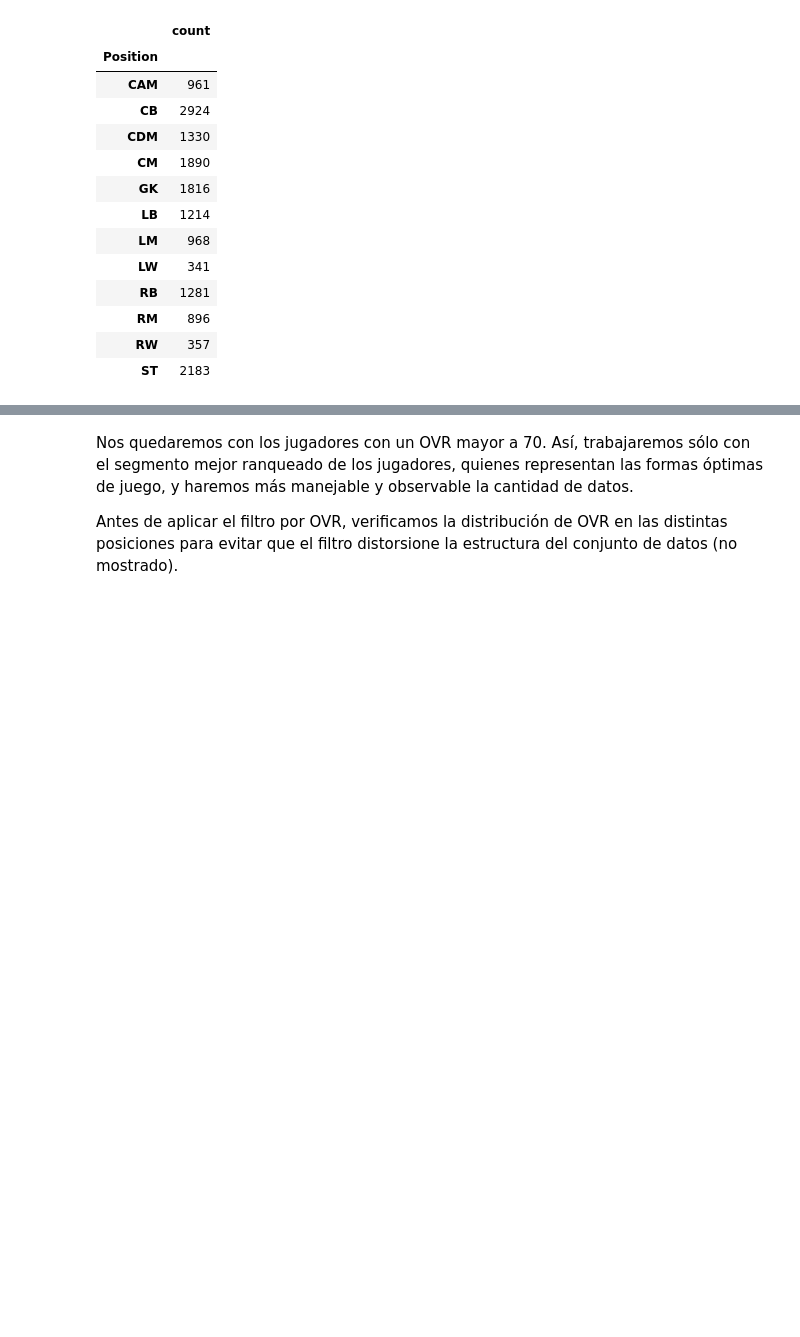
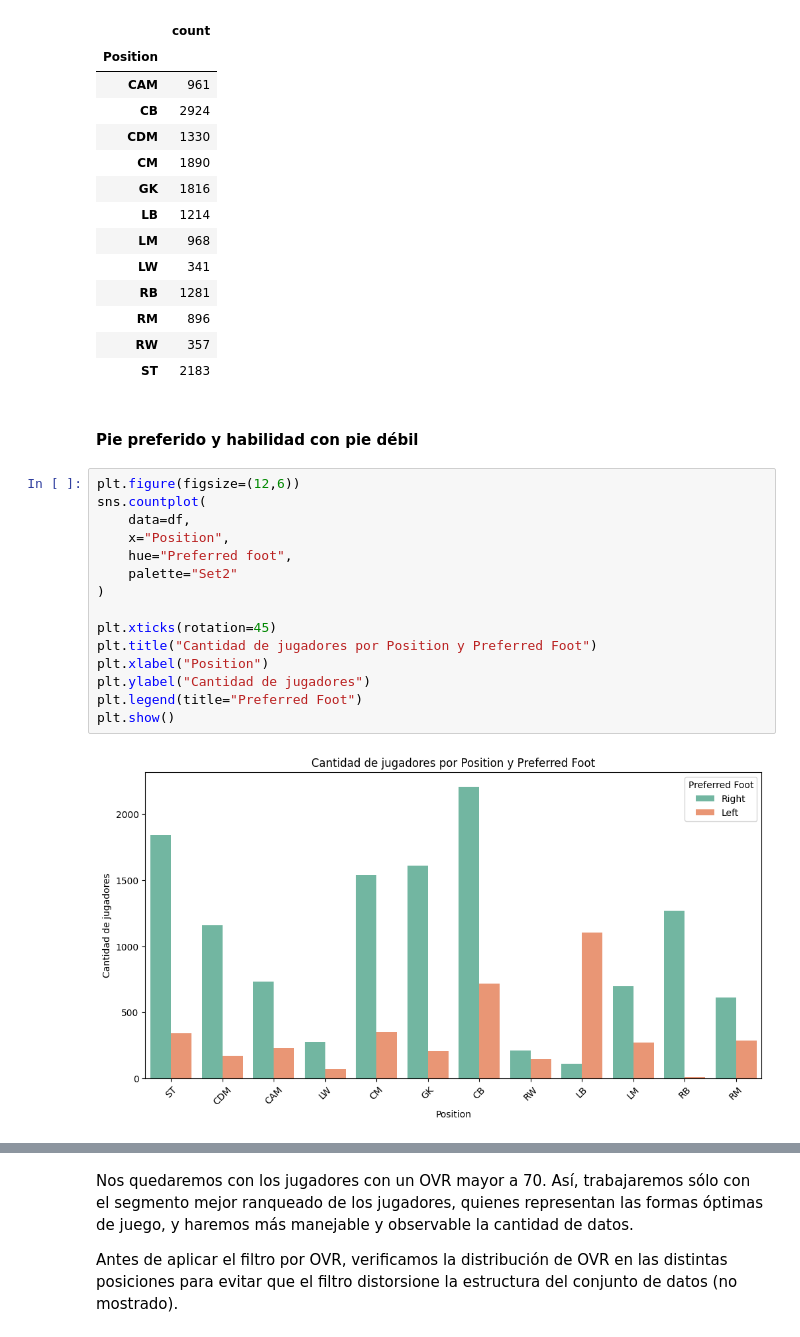
Before and after one commit to L-Ameneiro/AprendizajeNoSupervisado, a Jupyter notebook: practico/entregable.ipynb, the cells around one changed output, grey strips where cells are left out. Drawn from its saved outputs; the diff is of its cells as text; blank space fills up the shorter version.

```diff
--- a/practico/entregable.ipynb
+++ b/practico/entregable.ipynb
@@ -198,3 +173,22 @@ pd.DataFrame(df.Position.value_counts().sort_index())
 | RM | 896 |
 | RW | 357 |
 | ST | 2183 |
+# %% [markdown]
+#### Pie preferido y habilidad con pie débil
+# %%
+plt.figure(figsize=(12,6))
+sns.countplot(
+    data=df,
+    x="Position",
+    hue="Preferred foot",
+    palette="Set2"
+)
+
+plt.xticks(rotation=45)
+plt.title("Cantidad de jugadores por Position y Preferred Foot")
+plt.xlabel("Position")
+plt.ylabel("Cantidad de jugadores")
+plt.legend(title="Preferred Foot")
+plt.show()
+# %% [output]
+[figure, added]
```
Also changed, not shown: parts of 109 cells of this notebook.
